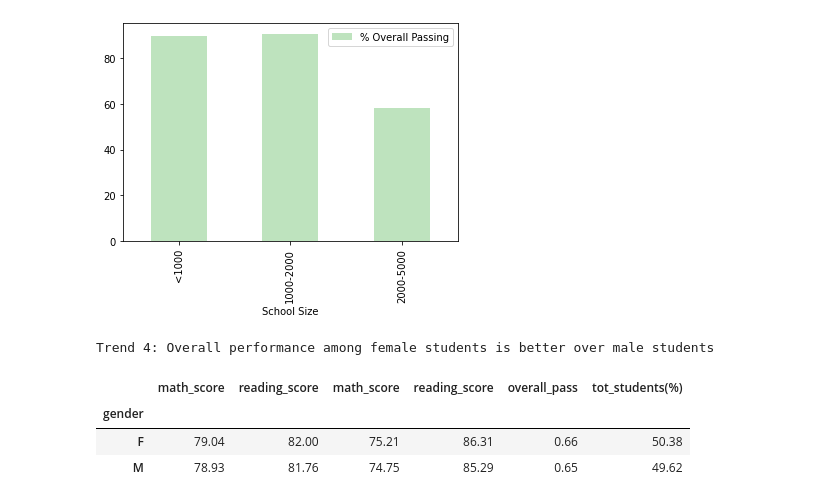
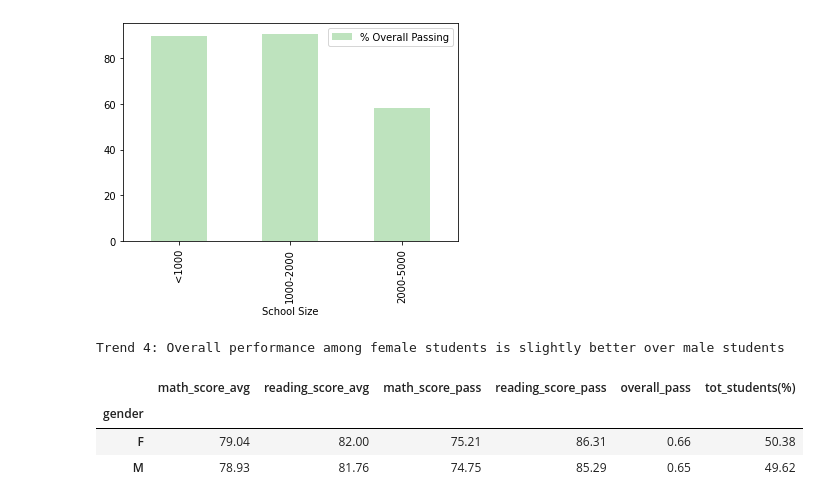
Before and after one commit to OlegRyzhkov2020/pandas-challenge, a Jupyter notebook: PyCitySchools/PyCitySchools_starter.ipynb, the cells around one changed output. Saved outputs shown, nothing was run; the diff lists cells and outputs as text; code cells hidden in the pictures.

```diff
--- a/PyCitySchools/PyCitySchools_starter.ipynb
+++ b/PyCitySchools/PyCitySchools_starter.ipynb
@@ -350,23 +350,23 @@ is better over large schools
 # %%
 # Creating gender summary data
 male_num = num_colCond('gender', 'M')
 female_num = num_colCond('gender', 'F')
 male_df = school_data_complete[school_data_complete['gender']=='M']
 female_df = school_data_complete[school_data_complete['gender']=='F']
 male_pass = male_df[male_df['both_pass']==True].count()/male_num
 female_pass = female_df[female_df['both_pass']==True].count()/female_num
 male_pass['gender'], female_pass['gender']
-scores_mean = school_data_complete.groupby('gender')[['math_score', 'reading_score']].mean()
-scores_pass = school_data_complete.groupby('gender')[['math_score', 'reading_score']].agg(pass70)
+scores_mean = school_data_complete.groupby('gender')[['math_score', 'reading_score']].mean().add_suffix("_avg")
+scores_pass = school_data_complete.groupby('gender')[['math_score', 'reading_score']].agg(pass70).add_suffix("_pass")
 gender_df = pd.concat([scores_mean, scores_pass], join='outer', axis=1)
 gender_df['overall_pass'] = [female_pass['gender'], male_pass['gender']]
 gender_df['tot_students(%)'] = [female_num/tot_stud*100, male_num/tot_stud*100]
 gender_df
-print("\nTrend 4: Overall performance among female students is better over male students\n")
+print("\nTrend 4: Overall performance among female students is slightly better over male students\n")
 gender_df
 # %% [output]
-Trend 4: Overall performance among female students is better over male students
+Trend 4: Overall performance among female students is slightly better over male students
-|  | math_score | reading_score | math_score | reading_score | overall_pass | tot_students(%) |
+|  | math_score_avg | reading_score_avg | math_score_pass | reading_score_pass | overall_pass | tot_students(%) |
 | gender |  |  |  |  |  |  |
 | F | 79.04 | 82.00 | 75.21 | 86.31 | 0.66 | 50.38 |
 | M | 78.93 | 81.76 | 74.75 | 85.29 | 0.65 | 49.62 |
```
Also changed, not shown: parts of 2 cells of this notebook, 2 other files.
